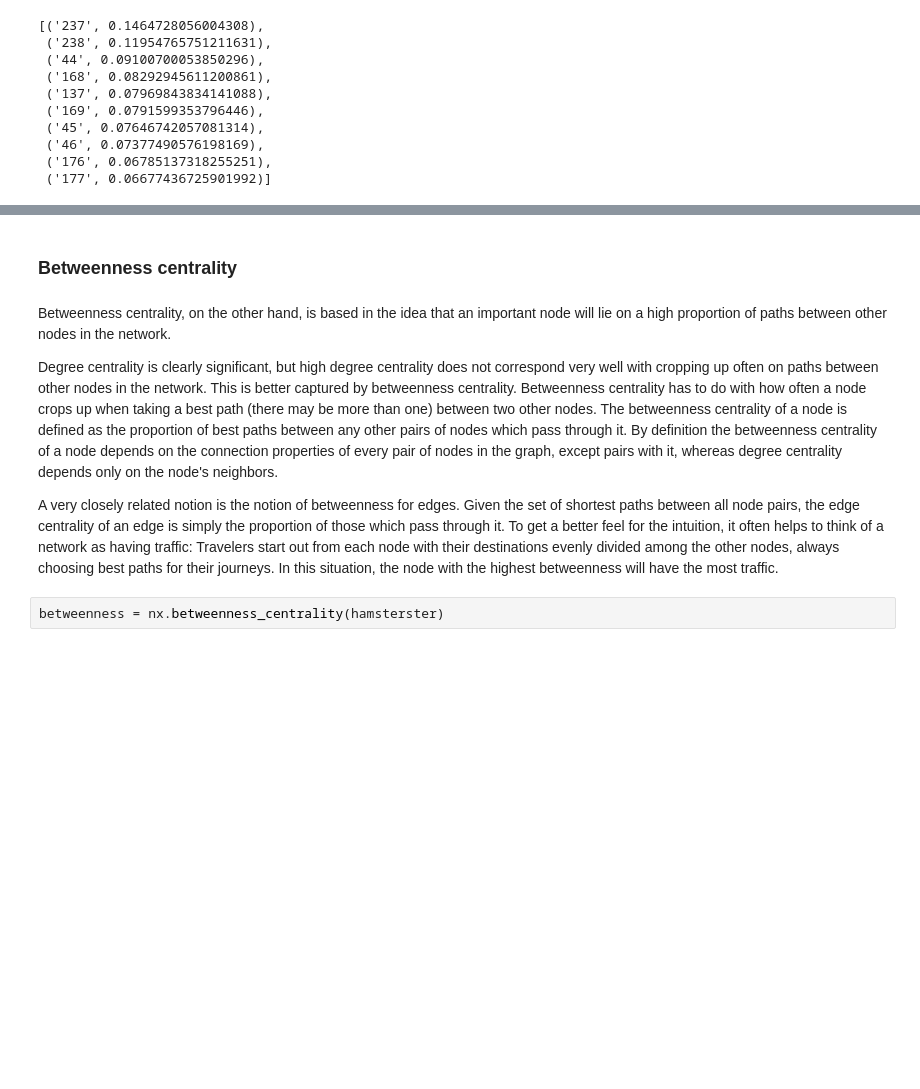
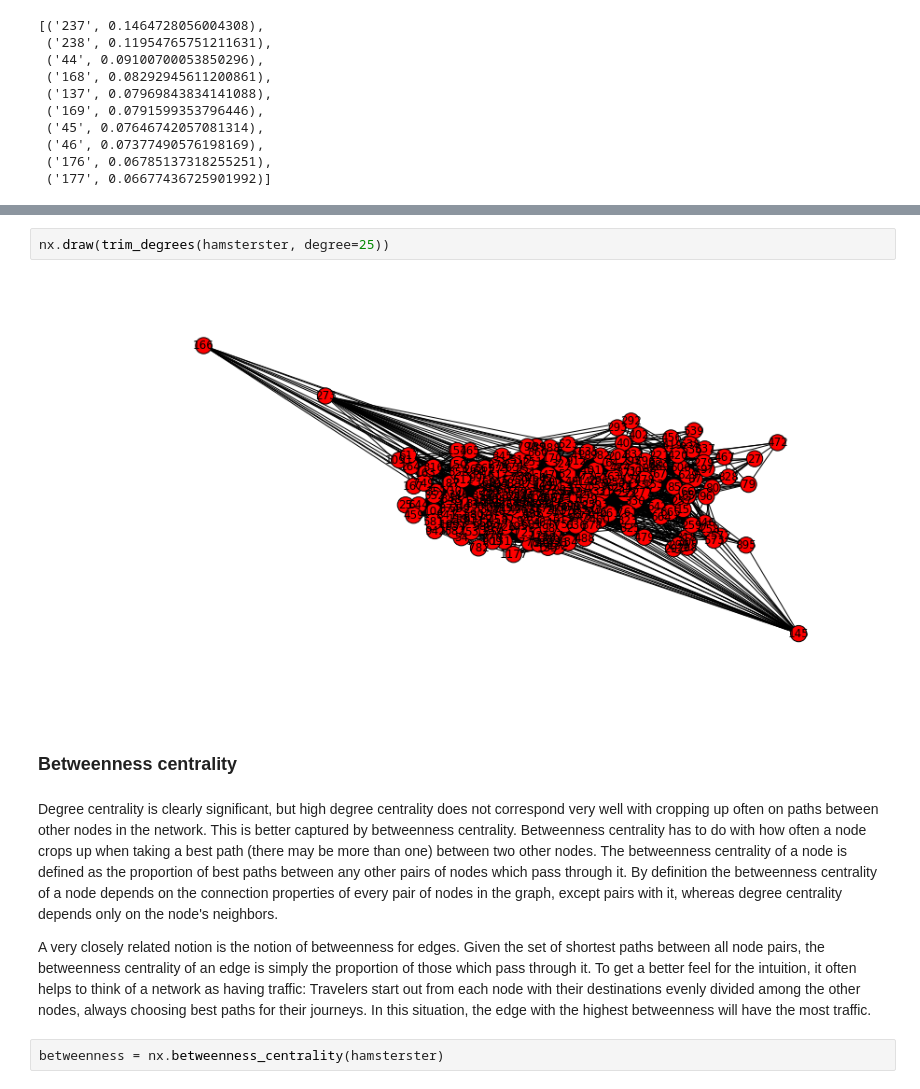
Before and after one commit to versae/data_for_humanists, a Jupyter notebook: Class18.ipynb, the cells around one changed output, grey strips where cells are left out. Drawn from its saved outputs; the diff is of its cells as text; blank space fills up the shorter version.

```diff
--- a/Class18.ipynb
+++ b/Class18.ipynb
@@ -80,11 +111,13 @@ sorted(degree.items(), key=lambda x: x[1],reverse = True)[:10]
+# %%
+nx.draw(trim_degrees(hamsterster, degree=25))
+# %% [output]
+[figure, added]
 # %% [markdown]
 ### Betweenness centrality
 # %% [markdown]
-Betweenness centrality, on the other hand, is based in the idea that an important node will lie on a high proportion of paths between other nodes in the network.
-
 Degree centrality is clearly significant, but high degree centrality does not correspond very well with cropping up often on paths between other nodes in the network. This is better captured by betweenness centrality. Betweenness centrality has to do with how often a node crops up when taking a best path (there may be more than one) between two other nodes. The betweenness centrality of a node is defined as the proportion of best paths between any other pairs of nodes which pass through it. By definition the betweenness centrality of a node depends on the connection properties of every pair of nodes in the graph, except pairs with it, whereas degree centrality depends only on the node's neighbors.
 
-A very closely related notion is the notion of betweenness for edges. Given the set of shortest paths between all node pairs, the edge centrality of an edge is simply the proportion of those which pass through it. To get a better feel for the intuition, it often helps to think of a network as having traffic: Travelers start out from each node with their destinations evenly divided among the other nodes, always choosing best paths for their journeys. In this situation, the node with the highest betweenness will have the most traffic.
+A very closely related notion is the notion of betweenness for edges. Given the set of shortest paths between all node pairs, the betweenness centrality of an edge is simply the proportion of those which pass through it. To get a better feel for the intuition, it often helps to think of a network as having traffic: Travelers start out from each node with their destinations evenly divided among the other nodes, always choosing best paths for their journeys. In this situation, the edge with the highest betweenness will have the most traffic.
 # %%
 betweenness = nx.betweenness_centrality(hamsterster)
 # %%
```
Also changed, not shown: parts of 31 cells of this notebook, 3 other files.
